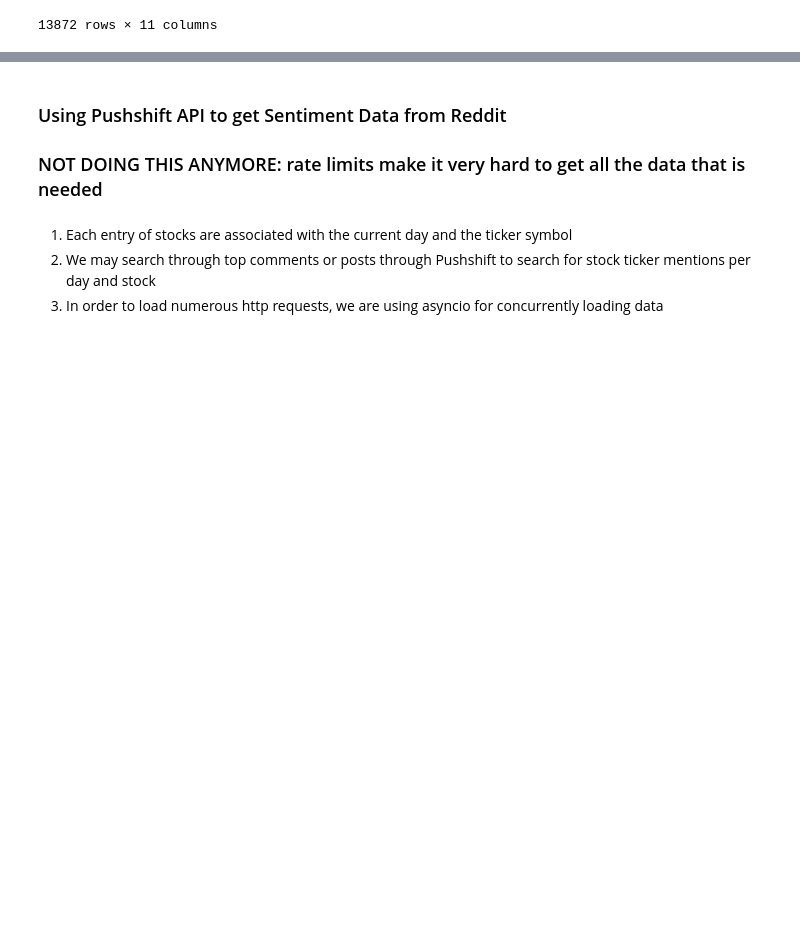
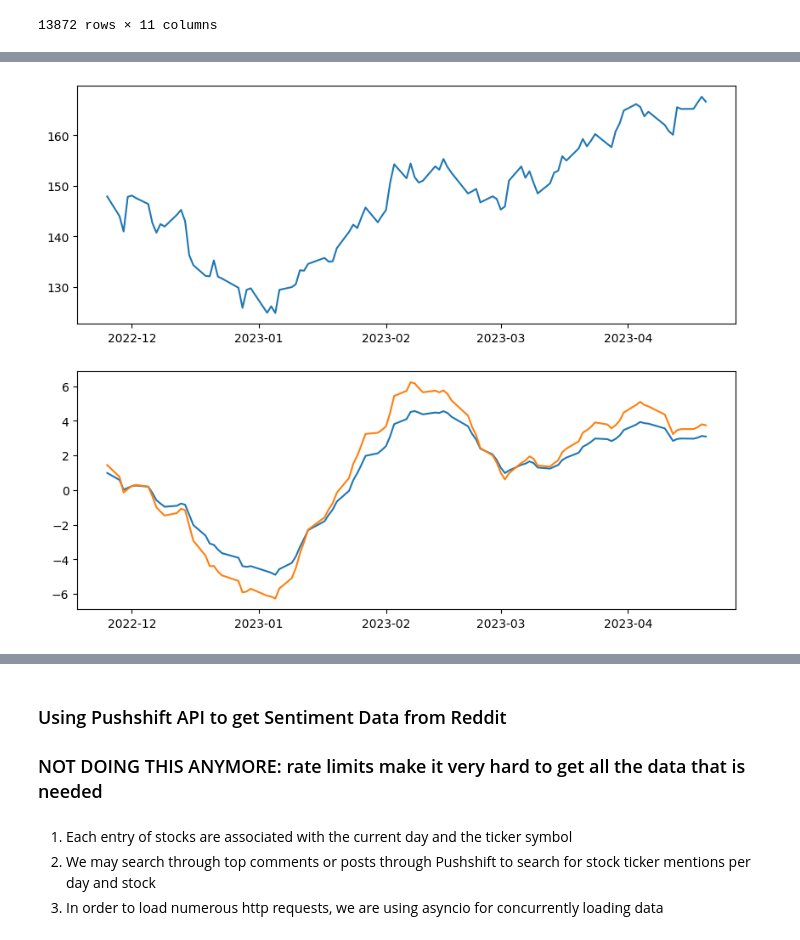
Before and after one commit to thabat12/stock_predictions, a Jupyter notebook: data_preparation/yfinance_data_preparation.ipynb, the cells around one changed output, grey strips where cells are left out. Drawn from its saved outputs; the diff is of its cells as text; code cells hidden in the pictures; blank space fills up the shorter version.

Commit message:
avg stock price over period and the macd summary are calculated

```diff
--- a/data_preparation/yfinance_data_preparation.ipynb
+++ b/data_preparation/yfinance_data_preparation.ipynb
@@ -236,0 +256,15 @@ data
+# %%
+# plt.plot(stock_data['Adj Close'].astype(float))
+stock_data = data.reset_index().set_index('Date').query('Ticker == "AAPL"')
+def plot_period(offset_start = -100, offset_end = 0):
+
+    temp_data = stock_data.iloc[offset_start:offset_end if offset_end != 0 else None]
+
+    fig, ax = plt.subplots(2, 1, figsize = (10,8))
+    ax[0].plot(temp_data['Adj Close'].astype(float))
+    ax[1].plot(temp_data['MACD'].astype(float))
+    ax[1].plot(temp_data['MACD-SIGNAL'].astype(float))
+
+plot_period(-100, 0)
+# %% [output]
+[figure, added]
```
Also changed, not shown: parts of 15 cells of this notebook.
